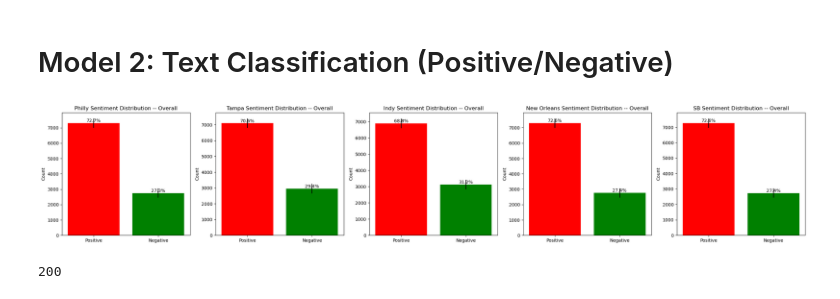
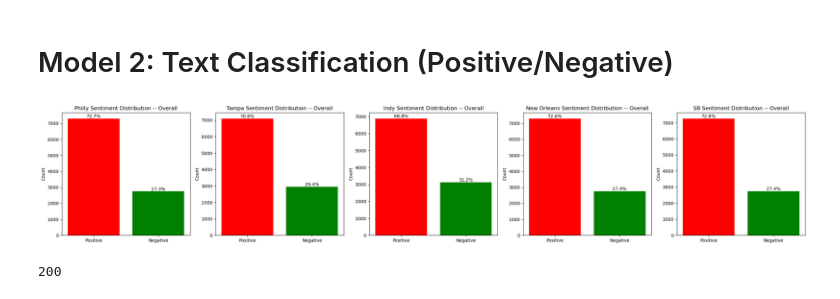
Before and after one commit to ptong2556/RestaurantReviewAnalyzer, a Jupyter notebook: CityDiversity/sentiment_visualizations.ipynb, the cells around one changed output. Saved outputs shown, nothing was run; the diff lists cells and outputs as text; code cells hidden in the pictures.

```diff
--- a/CityDiversity/sentiment_visualizations.ipynb
+++ b/CityDiversity/sentiment_visualizations.ipynb
@@ -103,7 +103,7 @@ fig, axes = plt.subplots(ncols=5, nrows = 1, figsize=(30, 5))
 for x in range(len(cities)):
     counts = cities[x]['classification'].value_counts()
     category_percentages = counts / len(cities[x]) * 100
-    bars = axes[x].bar(counts.index, counts, color=['red', 'green', 'blue', 'purple','orange','yellow'],yerr=200)
+    bars = axes[x].bar(counts.index, counts, color=['red', 'green', 'blue', 'purple','orange','yellow'])
     for bar, percentage in zip(bars, category_percentages):
         yval = bar.get_height()
         axes[x].text(bar.get_x() + bar.get_width()/2, yval + 0.1, f'{percentage:.1f}%', ha='center', va='bottom')
@@ -207,22 +207,22 @@ newo_revs = create_posneg_dfs('sentiment_classifications/new_orleans_review_clas
 # %%
 def overall_posneg():
     cities = [philly_revs,  tampa_revs, indy_revs,newo_revs,sb_revs]
     names = ['Philly', 'Tampa', 'Indy','New Orleans', 'SB', ]
     fig2, axes2 = plt.subplots(ncols=5, nrows = 1, figsize=(30, 5))
     for x in range(len(cities)):
         counts = cities[x]['classification'].value_counts()
         category_percentages = counts / len(cities[x]) * 100
-        bars = axes2[x].bar(counts.index, counts, color=['red', 'green', 'blue', 'purple','orange','yellow'],yerr=300)
+        bars = axes2[x].bar(counts.index, counts, color=['red', 'green', 'blue', 'purple','orange','yellow'])
         for bar, percentage in zip(bars, category_percentages):
             yval = bar.get_height()
             axes2[x].text(bar.get_x() + bar.get_width()/2, yval + 0.1, f'{percentage:.1f}%', ha='center', va='bottom')
         title =str(names[x])+' Sentiment Distribution -- Overall'
         axes2[x].set_title(title)
         axes2[x].set_ylabel('Count')
     plt.show()
 overall_posneg()
 # %% [output]
-[figure, old version]
+[figure, new version]
 # %%
 generate_cuisine_col(philly_revs)
 generate_cuisine_col(sb_revs)
```
Also changed, not shown: parts of 5 cells of this notebook.
